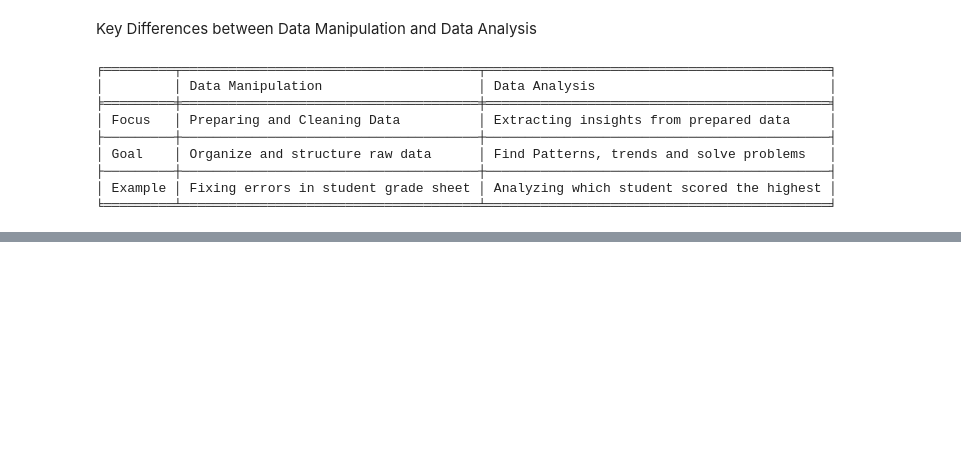
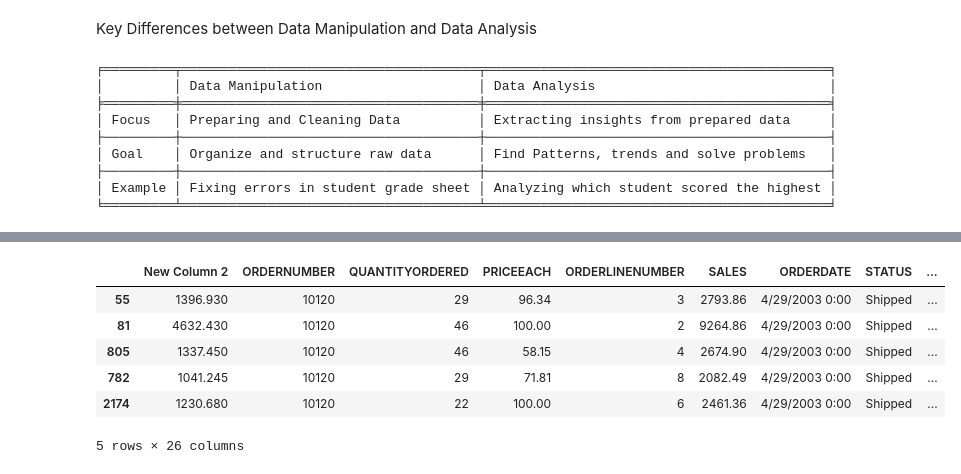
Before and after one commit to YashChoudhary13/Machine_Learning, a Jupyter notebook: Python Libraries/Pandas.ipynb, the cells around one changed output, grey strips where cells are left out. Cells and saved outputs as stored; diff of their text form; code cells hidden in the pictures; blank space fills up the shorter version.

```diff
--- a/Python Libraries/Pandas.ipynb
+++ b/Python Libraries/Pandas.ipynb
@@ -54,0 +401,26 @@ print(tabulate(df, headers="keys", tablefmt="fancy_grid"))
+# %%
+# dropna(axis, inplace) axis 0 for rows and 1 for removing missing values in columns
+df.dropna(inplace=True)
+print(df.isnull().sum())
+# %%
+#fillna(value, inplace) # replaces missing value
+df['New Column 2'].fillna(df['New Column 2'].mean(), inplace=True)
+# %%
+# Interpolation
+# You fill missing data with mathematically calculated values which makes the most sense after detecting a pattern in numbers before to after it
+# Types of interpolation - linear, polynomial, time, index, values, nearest, zero(Step wise), spline => slinear, quadratic, cubic
+df.interpolate(method="linear", axis=0, inplace=True)
+# %%
+# Sorting and Aggregation
+# Sorting data in 1 column
+# df.sort_values(by="column-name", True for Ascending else False, inplace)
+df.sort_values(by='ORDERNUMBER', ascending=True, inplace=True)
+df.head()
+# %% [output]
+|  | New Column 2 | ORDERNUMBER | QUANTITYORDERED | PRICEEACH | ORDERLINENUMBER | SALES | ORDERDATE | STATUS | ... |
+| 55 | 1396.930 | 10120 | 29 | 96.34 | 3 | 2793.86 | 4/29/2003 0:00 | Shipped | ... |
+| 81 | 4632.430 | 10120 | 46 | 100.00 | 2 | 9264.86 | 4/29/2003 0:00 | Shipped | ... |
+| 805 | 1337.450 | 10120 | 46 | 58.15 | 4 | 2674.90 | 4/29/2003 0:00 | Shipped | ... |
+| 782 | 1041.245 | 10120 | 29 | 71.81 | 8 | 2082.49 | 4/29/2003 0:00 | Shipped | ... |
+| 2174 | 1230.680 | 10120 | 22 | 100.00 | 6 | 2461.36 | 4/29/2003 0:00 | Shipped | ... |
+5 rows × 26 columns
```
Also changed, not shown: parts of 25 cells of this notebook, 1 other file.
